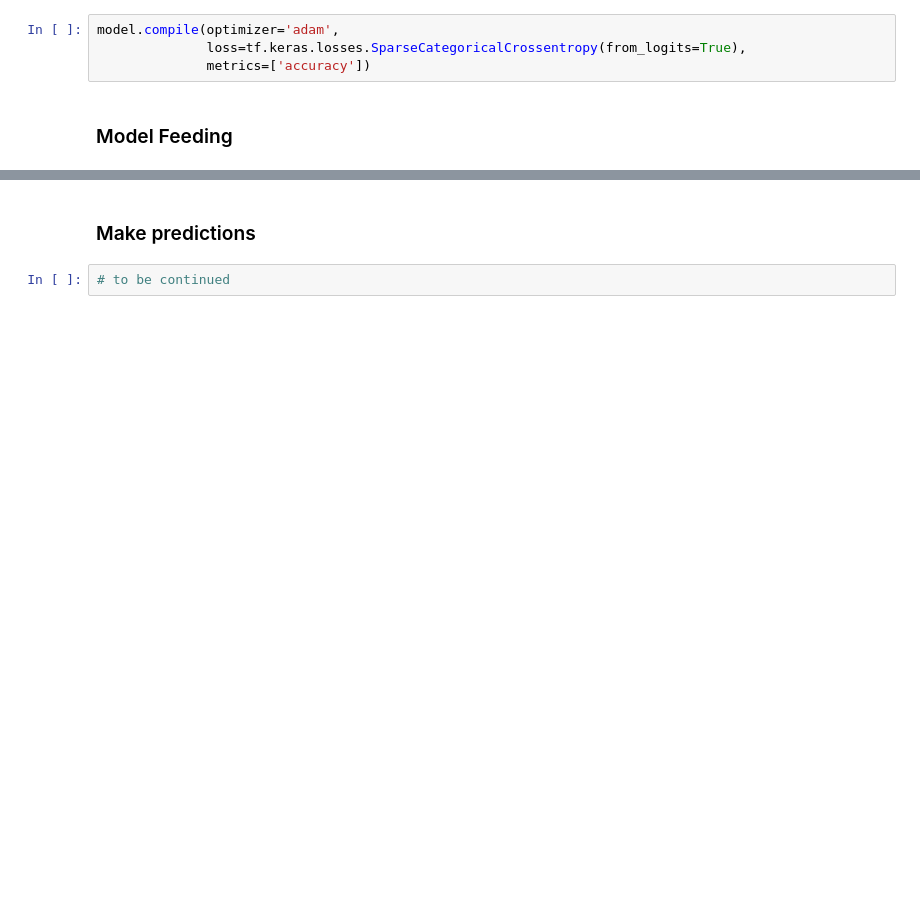
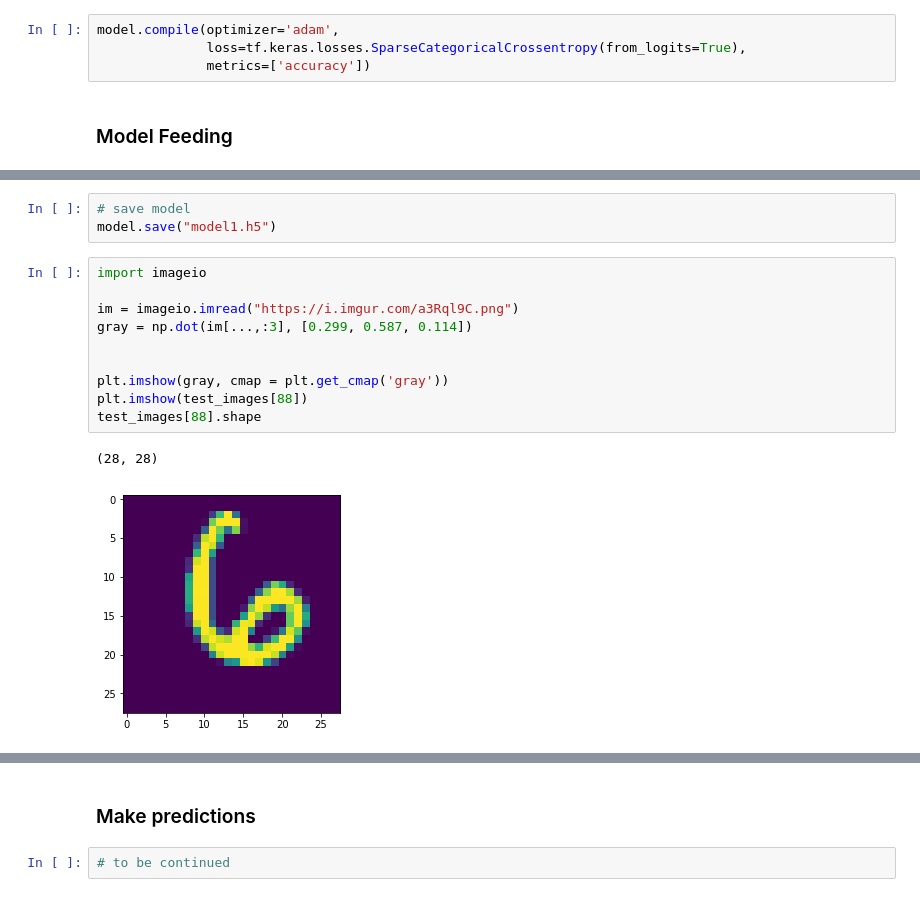
Before and after one commit to edwardpassagi/tensorflow_beginner, a Jupyter notebook: tensorflow_tutorial1.ipynb, the cells around one changed output, grey strips where cells are left out. Drawn from its saved outputs; the diff is of its cells as text; blank space fills up the shorter version.

```diff
--- a/tensorflow_tutorial1.ipynb
+++ b/tensorflow_tutorial1.ipynb
@@ -121,0 +157,16 @@ print("\n\tTest accuracy:", test_acc)
+# %%
+# save model
+model.save("model1.h5")
+# %%
+import imageio
+
+im = imageio.imread("https://i.imgur.com/a3Rql9C.png")
+gray = np.dot(im[...,:3], [0.299, 0.587, 0.114])
+
+
+plt.imshow(gray, cmap = plt.get_cmap('gray'))
+plt.imshow(test_images[88])
+test_images[88].shape
+# %% [output]
+(28, 28)
+[figure, added]
```
Also changed, not shown: parts of 14 cells of this notebook, 1 other file.
